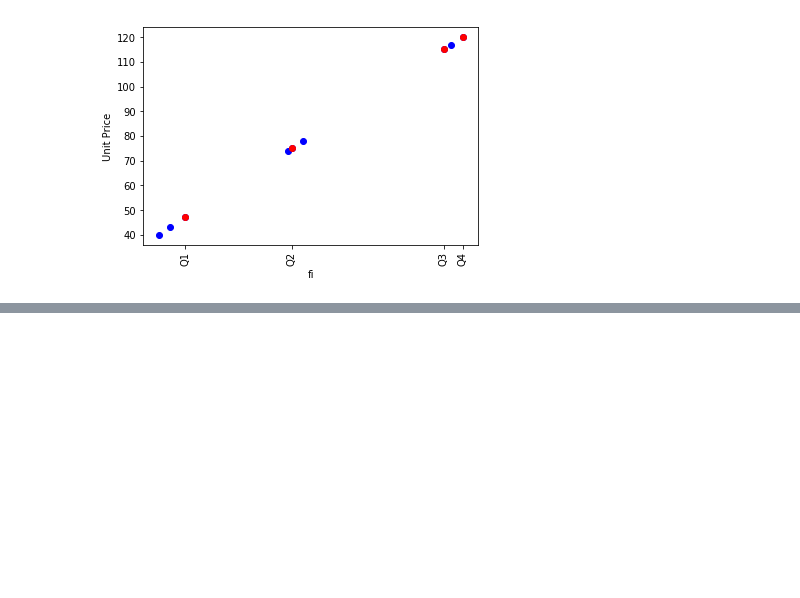
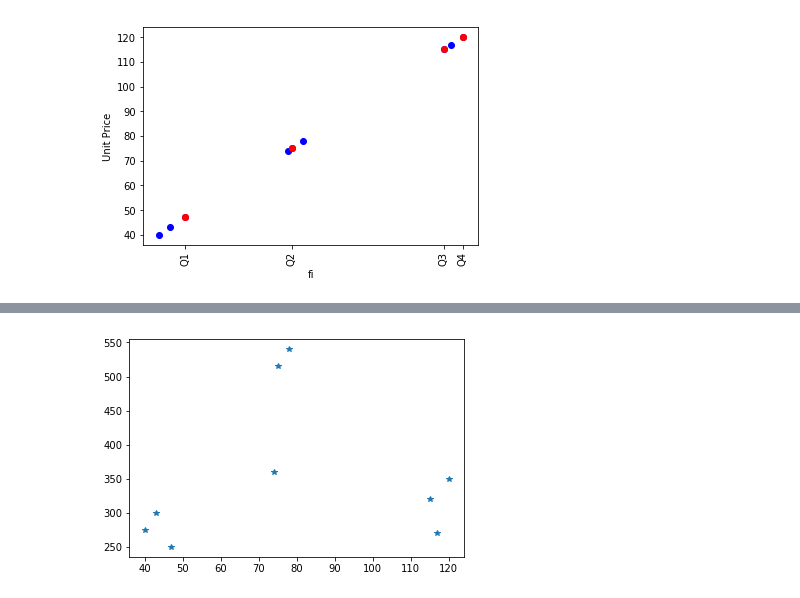
Before and after one commit to Jimachin/Data-Mining-Concepts-and-Techniques, a Jupyter notebook: Data Mining Concepts and Techniques.ipynb, the cells around one changed output, grey strips where cells are left out. Saved outputs shown, nothing was run; the diff lists cells and outputs as text; code cells hidden in the pictures; blank space fills up the shorter version.

```diff
--- a/Data Mining Concepts and Techniques.ipynb
+++ b/Data Mining Concepts and Techniques.ipynb
@@ -427,0 +424,5 @@ help(plt.hist)
+# %%
+plt.plot(x.Unit_Price, x.Count_of_Items_Sold, '*')
+plt.show()
+# %% [output]
+[figure, added]
```
Also changed, not shown: parts of 35 cells of this notebook.
